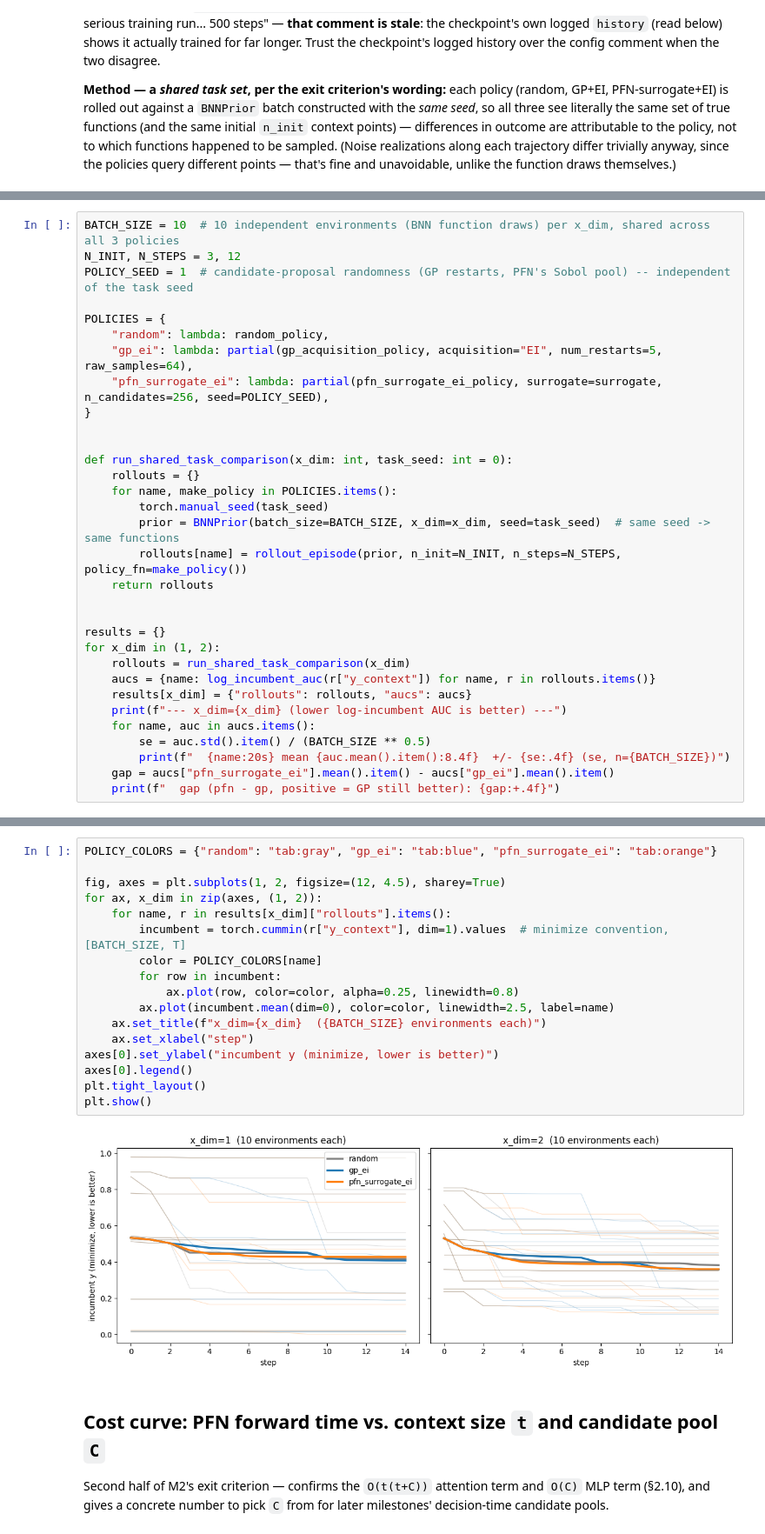
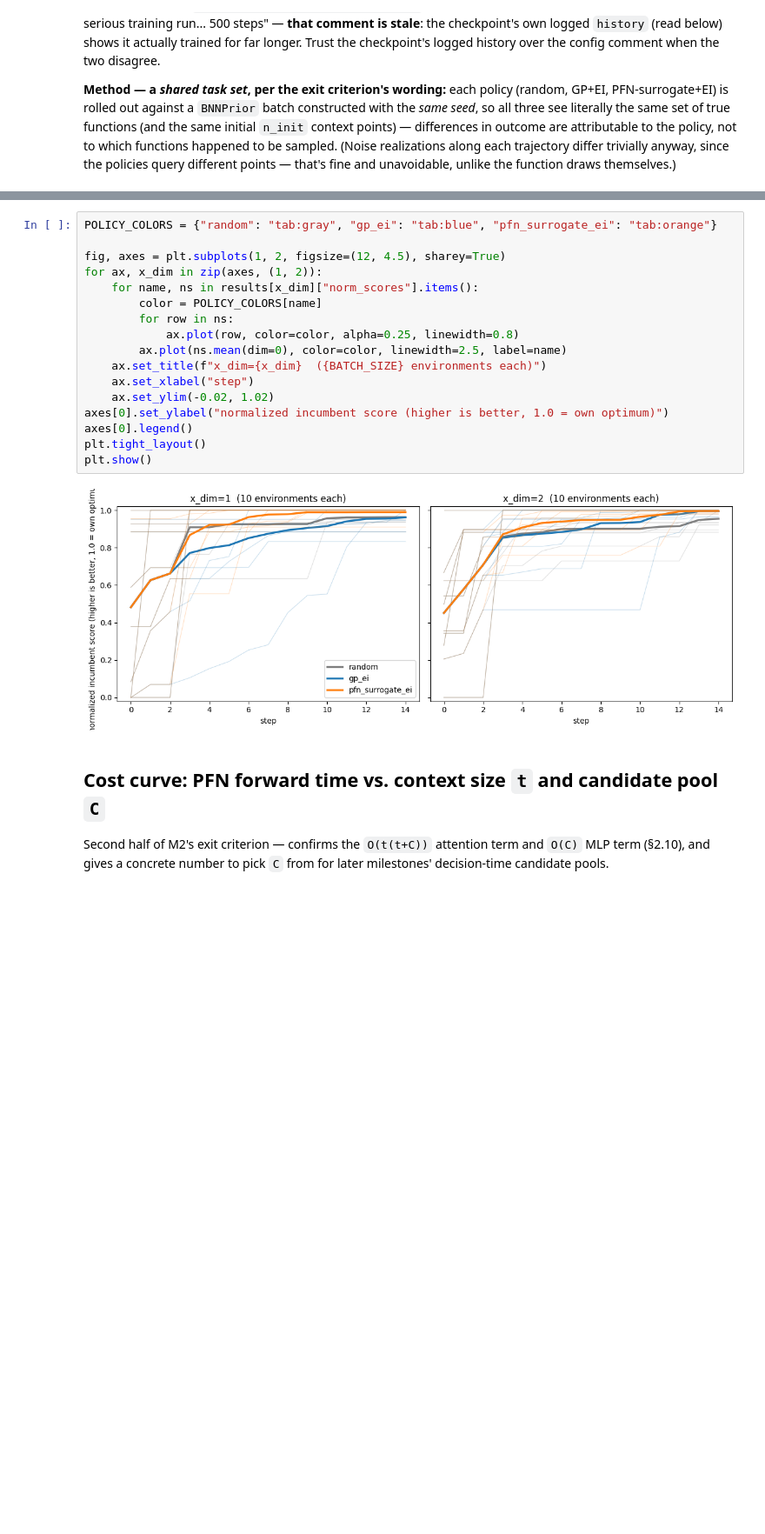
Before and after one commit to timruhkopf/AnytimeAcquisition, a Jupyter notebook: notebooks/m2_pfn_surrogate_vs_ei.ipynb, the cells around one changed output, grey strips where cells are left out. Shown at 87% size. Saved outputs shown, nothing was run; the diff lists cells and outputs as text; blank space fills up the shorter version.

```diff
--- a/notebooks/m2_pfn_surrogate_vs_ei.ipynb
+++ b/notebooks/m2_pfn_surrogate_vs_ei.ipynb
@@ -60,32 +58,0 @@ checkpoint actually trained for 29999 steps (301 logged points) -- ignore the ex
-# %%
-BATCH_SIZE = 10  # 10 independent environments (BNN function draws) per x_dim, shared across all 3 policies
-N_INIT, N_STEPS = 3, 12
-POLICY_SEED = 1  # candidate-proposal randomness (GP restarts, PFN's Sobol pool) -- independent of the task seed
-
-POLICIES = {
-    "random": lambda: random_policy,
-    "gp_ei": lambda: partial(gp_acquisition_policy, acquisition="EI", num_restarts=5, raw_samples=64),
-    "pfn_surrogate_ei": lambda: partial(pfn_surrogate_ei_policy, surrogate=surrogate, n_candidates=256, seed=POLICY_SEED),
-}
-
-
-def run_shared_task_comparison(x_dim: int, task_seed: int = 0):
-    rollouts = {}
-    for name, make_policy in POLICIES.items():
-        torch.manual_seed(task_seed)
-        prior = BNNPrior(batch_size=BATCH_SIZE, x_dim=x_dim, seed=task_seed)  # same seed -> same functions
-        rollouts[name] = rollout_episode(prior, n_init=N_INIT, n_steps=N_STEPS, policy_fn=make_policy())
-    return rollouts
-
-
-results = {}
-for x_dim in (1, 2):
-    rollouts = run_shared_task_comparison(x_dim)
-    aucs = {name: log_incumbent_auc(r["y_context"]) for name, r in rollouts.items()}
-    results[x_dim] = {"rollouts": rollouts, "aucs": aucs}
-    print(f"--- x_dim={x_dim} (lower log-incumbent AUC is better) ---")
-    for name, auc in aucs.items():
-        se = auc.std().item() / (BATCH_SIZE ** 0.5)
-        print(f"  {name:20s} mean {auc.mean().item():8.4f}  +/- {se:.4f} (se, n={BATCH_SIZE})")
-    gap = aucs["pfn_surrogate_ei"].mean().item() - aucs["gp_ei"].mean().item()
-    print(f"  gap (pfn - gp, positive = GP still better): {gap:+.4f}")
@@ -111,22 +183,22 @@ large the standard errors on the summary AUC table above can be.
 # %%
 POLICY_COLORS = {"random": "tab:gray", "gp_ei": "tab:blue", "pfn_surrogate_ei": "tab:orange"}
 
 fig, axes = plt.subplots(1, 2, figsize=(12, 4.5), sharey=True)
 for ax, x_dim in zip(axes, (1, 2)):
-    for name, r in results[x_dim]["rollouts"].items():
-        incumbent = torch.cummin(r["y_context"], dim=1).values  # minimize convention, [BATCH_SIZE, T]
+    for name, ns in results[x_dim]["norm_scores"].items():
         color = POLICY_COLORS[name]
-        for row in incumbent:
+        for row in ns:
             ax.plot(row, color=color, alpha=0.25, linewidth=0.8)
-        ax.plot(incumbent.mean(dim=0), color=color, linewidth=2.5, label=name)
+        ax.plot(ns.mean(dim=0), color=color, linewidth=2.5, label=name)
     ax.set_title(f"x_dim={x_dim}  ({BATCH_SIZE} environments each)")
     ax.set_xlabel("step")
-axes[0].set_ylabel("incumbent y (minimize, lower is better)")
+    ax.set_ylim(-0.02, 1.02)
+axes[0].set_ylabel("normalized incumbent score (higher is better, 1.0 = own optimum)")
 axes[0].legend()
 plt.tight_layout()
 plt.show()
 # %% [output]
-[figure, old version]
+[figure, new version]
 # %% [markdown]
 ## Cost curve: PFN forward time vs. context size `t` and candidate pool `C`
 
```
Also changed, not shown: parts of 9 cells of this notebook, 1 other file.
